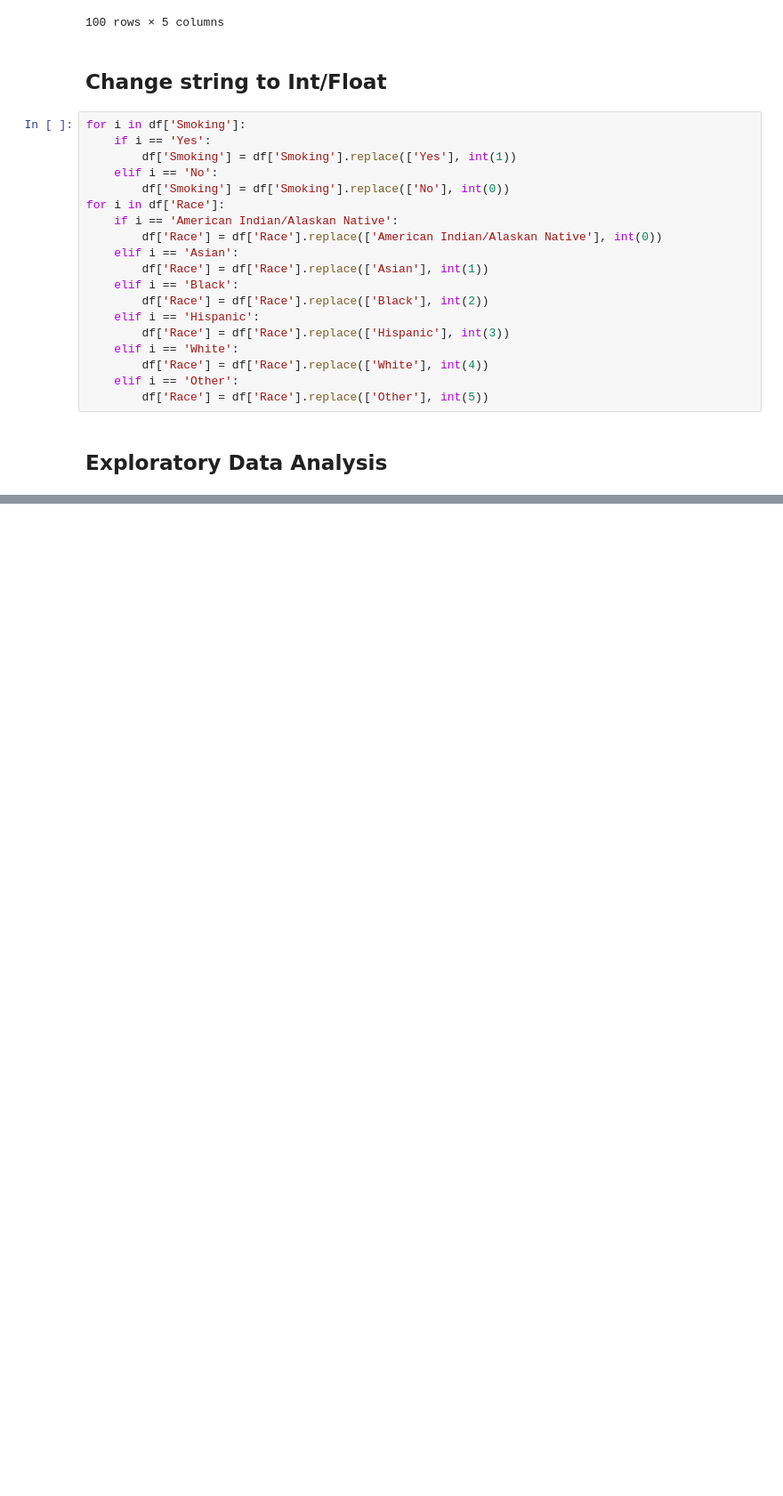
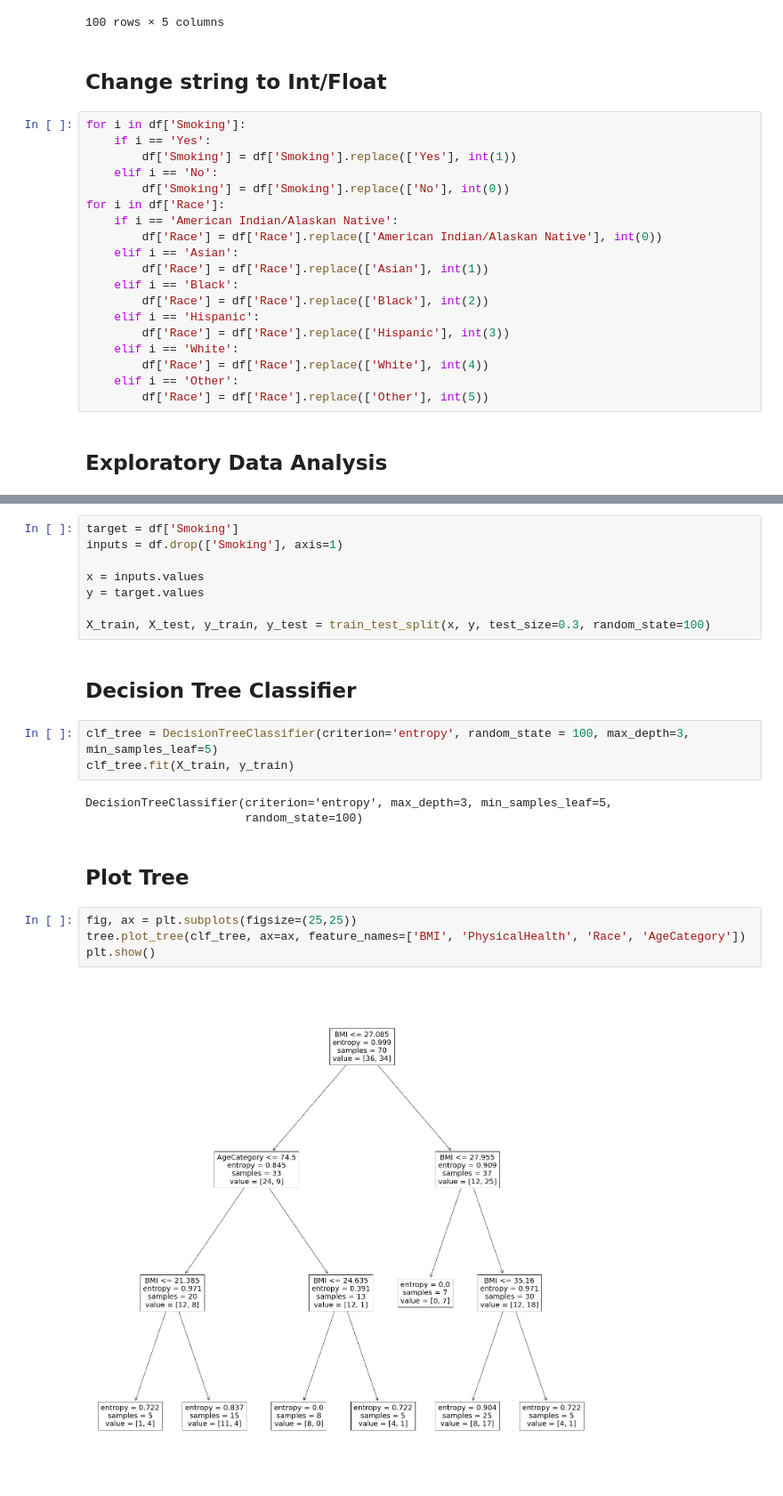
Before and after one commit to errhythm/BRACU_CSE438, a Jupyter notebook: Assignment 1/Decision Tree.ipynb, the cells around one changed output, grey strips where cells are left out. Shown: that part at 89% size. Drawn from its saved outputs; the diff is of its cells as text; blank space fills up the shorter version.

```diff
--- a/Assignment 1/Decision Tree.ipynb
+++ b/Assignment 1/Decision Tree.ipynb
@@ -126,0 +135,24 @@ for i in df['Race']:
+# %%
+target = df['Smoking']
+inputs = df.drop(['Smoking'], axis=1)
+
+x = inputs.values
+y = target.values
+
+X_train, X_test, y_train, y_test = train_test_split(x, y, test_size=0.3, random_state=100)
+# %% [markdown]
+## Decision Tree Classifier
+# %%
+clf_tree = DecisionTreeClassifier(criterion='entropy', random_state = 100, max_depth=3, min_samples_leaf=5)
+clf_tree.fit(X_train, y_train)
+# %% [output]
+DecisionTreeClassifier(criterion='entropy', max_depth=3, min_samples_leaf=5,
+                       random_state=100)
+# %% [markdown]
+## Plot Tree
+# %%
+fig, ax = plt.subplots(figsize=(25,25))
+tree.plot_tree(clf_tree, ax=ax, feature_names=['BMI', 'PhysicalHealth', 'Race', 'AgeCategory'])
+plt.show()
+# %% [output]
+[figure, added]
```
Also changed, not shown: parts of 8 cells of this notebook.
